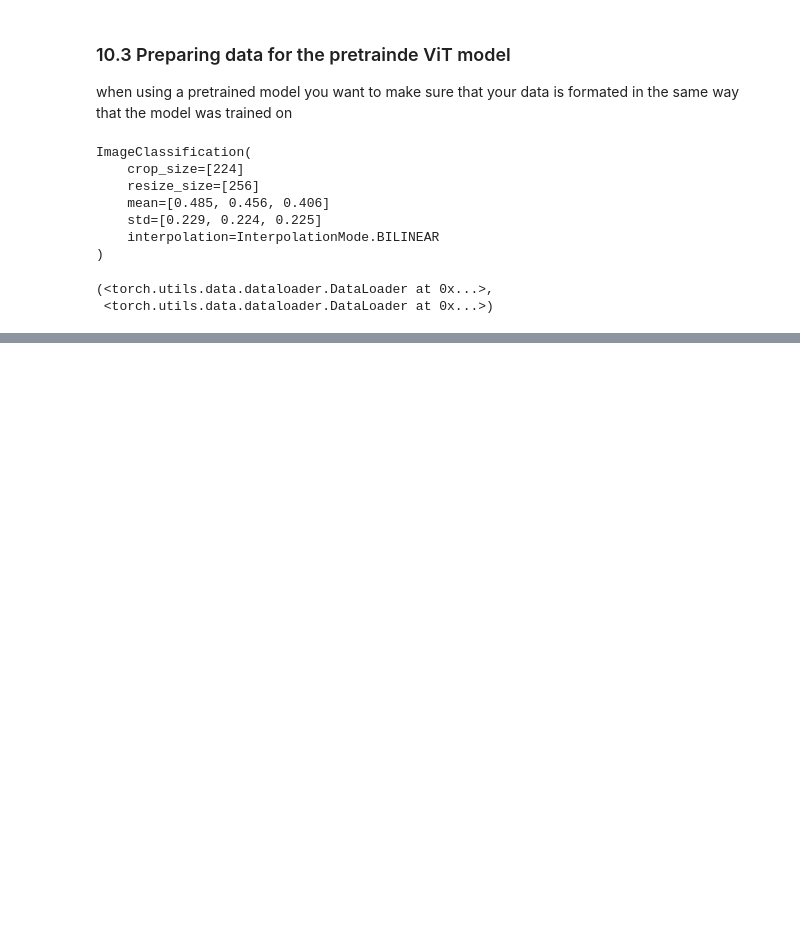
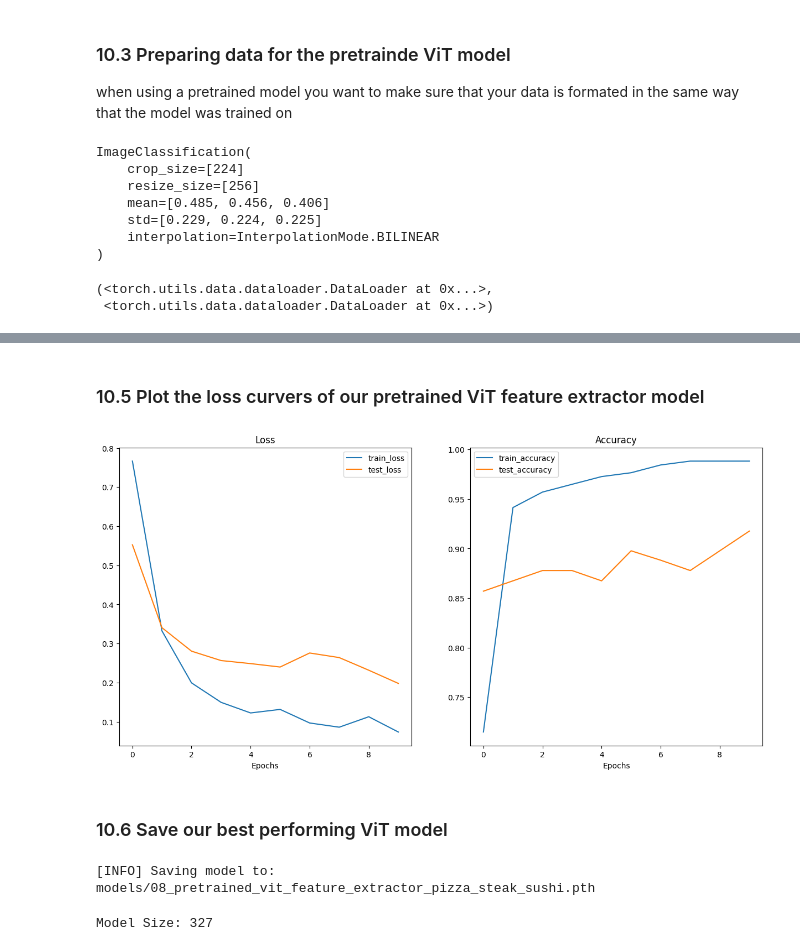
Before and after one commit to manusmriti31/Learning_PyTorch, a Jupyter notebook: Video notebooks/08_pytorch_paper_replicating_video.ipynb, the cells around one changed output, grey strips where cells are left out. Saved outputs shown, nothing was run; the diff lists cells and outputs as text; code cells hidden in the pictures; blank space fills up the shorter version.

```diff
--- a/Video notebooks/08_pytorch_paper_replicating_video.ipynb
+++ b/Video notebooks/08_pytorch_paper_replicating_video.ipynb
@@ -1540,0 +1557,25 @@ Epoch: 10 | train_loss: 0.0720 | train_acc: 0.9922 | test_loss: 0.1927 | test_ac
+# %% [markdown]
+### 10.5 Plot the loss curvers of our pretrained ViT feature extractor model
+# %%
+plot_loss_curves(results)
+# %% [output]
+[figure, added]
+# %% [markdown]
+### 10.6 Save our best performing ViT model
+# %%
+# Save the model
+from going_modular.going_modular import utils
+
+utils.save_model(model = vit2,
+                 target_dir = "models",
+                 model_name = "08_pretrained_vit_feature_extractor_pizza_steak_sushi.pth")
+# %% [output]
+[INFO] Saving model to: models/08_pretrained_vit_feature_extractor_pizza_steak_sushi.pth
+# %%
+from pathlib import Path
+
+# Get the model size in bytes then convert to megabytes
+vit2_model_size = Path("models/08_pretrained_vit_feature_extractor_pizza_steak_sushi.pth").stat().st_size // (1024*1024)
+print(f"Model Size: {vit2_model_size}")
+# %% [output]
+Model Size: 327
```
Also changed, not shown: parts of 23 cells of this notebook.
